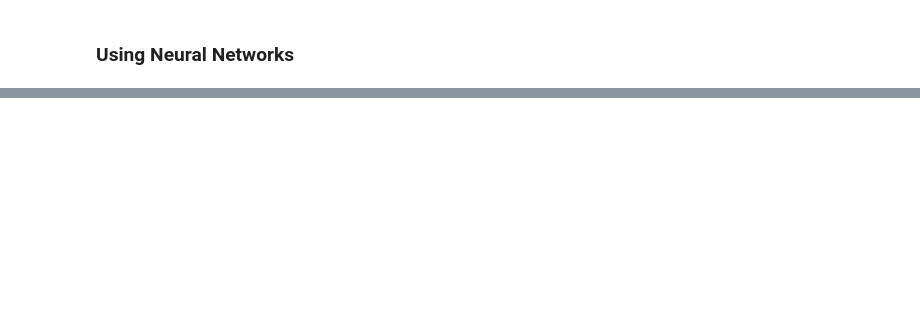
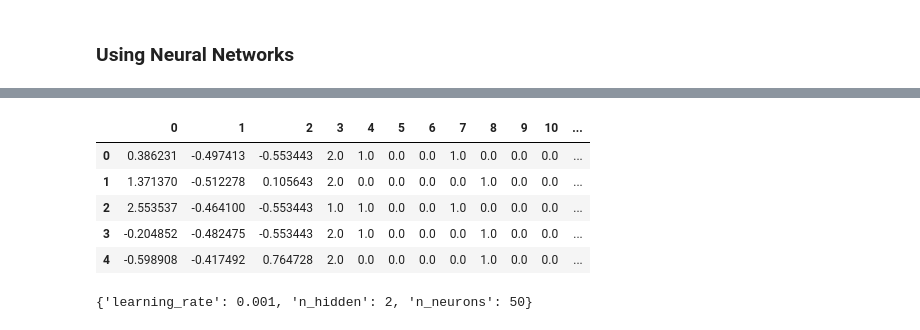
Before and after one commit to tt0507/Kaggle, a Jupyter notebook: titanic/titanic.ipynb, the cells around one changed output, grey strips where cells are left out. Cells and saved outputs as stored; diff of their text form; code cells hidden in the pictures; blank space fills up the shorter version.

Commit message:
titanic: finished

```diff
--- a/titanic/titanic.ipynb
+++ b/titanic/titanic.ipynb
@@ -427,0 +744,15 @@ from tensorflow import keras
+# %%
+LetterTicket = []
+
+for x in range(len(test_full_data['Ticket'])):
+    match = re.search("[A-Z]+", test_full_data['Ticket'].iloc[x])
+
+    if match:
+        LetterTicket.append(1)
+    else:
+        LetterTicket.append(0)
+
+test_full_data['LetterTicket'] = LetterTicket
+# %%
+test_full_data['NumFamily'] = test_full_data['SibSp'] + test_full_data['Parch']
+test_full_data.head()
@@ -427,0 +766,3 @@ from tensorflow import keras
+# %%
+test_data = test_full_data.drop(columns=['SibSp', 'Parch', 'Cabin', 'Name', 'Ticket', 'PassengerId'])
+test_data.info()
@@ -427,0 +783,34 @@ from tensorflow import keras
+# %%
+num = ["Age", "Fare", "NumFamily"]
+ord_enc = ["Pclass", "Sex", "LetterTicket"]
+one_hot_enc = ["Embarked", "Honorifics"]
+
+full_pipeline = ColumnTransformer([
+    ("num_column", num_pipeline, num),
+    ("ord_enc", OrdinalEncoder(), ord_enc),
+    ("one_hot_enc", OneHotEncoder(), one_hot_enc),
+])
+# %%
+test_prepared = full_pipeline.fit_transform(test_data)
+titanic_test = pd.DataFrame(test_prepared)
+titanic_test.head()
+# %% [output]
+|  | 0 | 1 | 2 | 3 | 4 | 5 | 6 | 7 | 8 | 9 | 10 | ... |
+| 0 | 0.386231 | -0.497413 | -0.553443 | 2.0 | 1.0 | 0.0 | 0.0 | 1.0 | 0.0 | 0.0 | 0.0 | ... |
+| 1 | 1.371370 | -0.512278 | 0.105643 | 2.0 | 0.0 | 0.0 | 0.0 | 0.0 | 1.0 | 0.0 | 0.0 | ... |
+| 2 | 2.553537 | -0.464100 | -0.553443 | 1.0 | 1.0 | 0.0 | 0.0 | 1.0 | 0.0 | 0.0 | 0.0 | ... |
+| 3 | -0.204852 | -0.482475 | -0.553443 | 2.0 | 1.0 | 0.0 | 0.0 | 0.0 | 1.0 | 0.0 | 0.0 | ... |
+| 4 | -0.598908 | -0.417492 | 0.764728 | 2.0 | 0.0 | 0.0 | 0.0 | 0.0 | 1.0 | 0.0 | 0.0 | ... |
+# %%
+print(grid_search_cv.best_params_)
+model = grid_search_cv.best_estimator_.model
+predict = model.predict(titanic_test)
+
+binary_predict = []
+for val in predict:
+    if val < 0.5:
+        binary_predict.append(0)
+    else:
+        binary_predict.append(1)
+# %% [output]
+{'learning_rate': 0.001, 'n_hidden': 2, 'n_neurons': 50}
```
Also changed, not shown: parts of 41 cells of this notebook, 3 other files.
